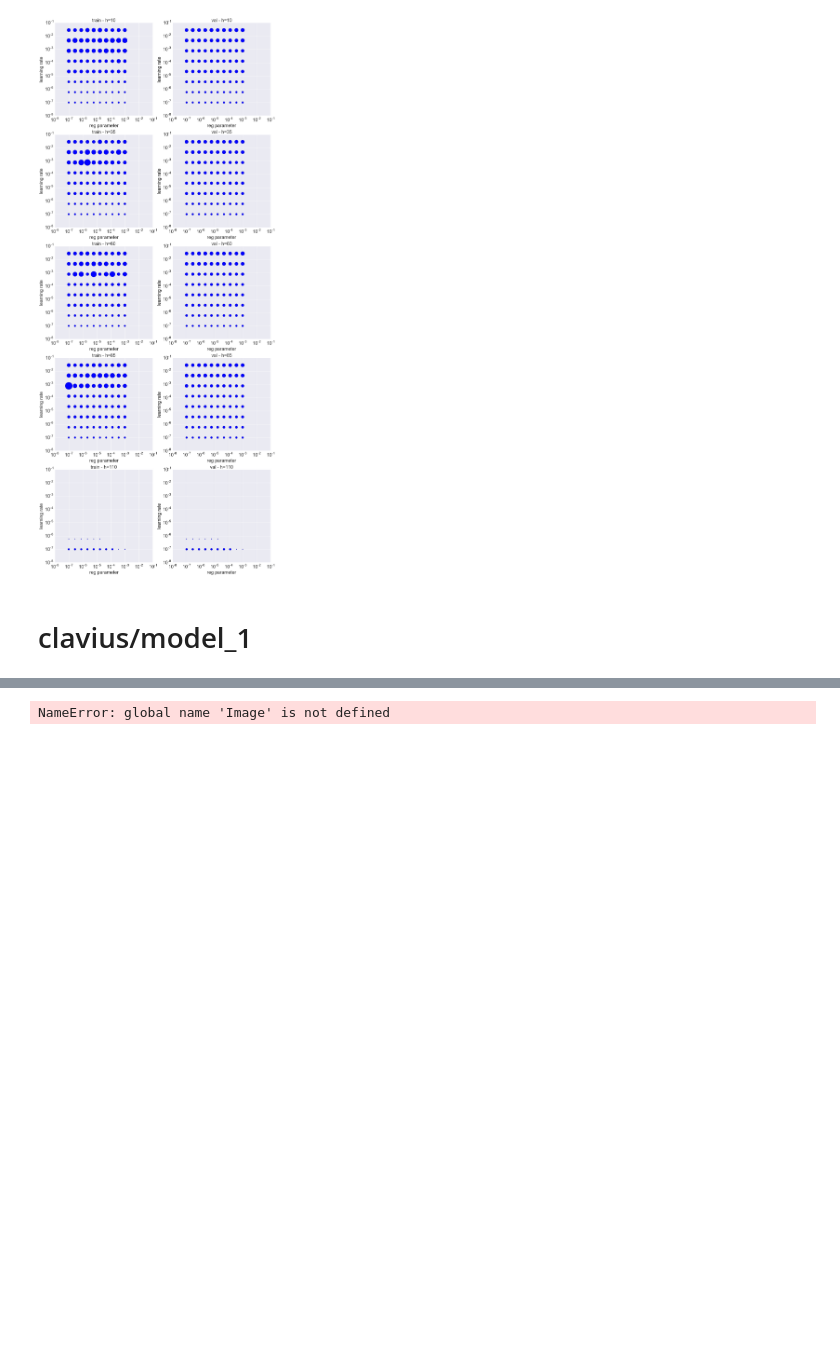
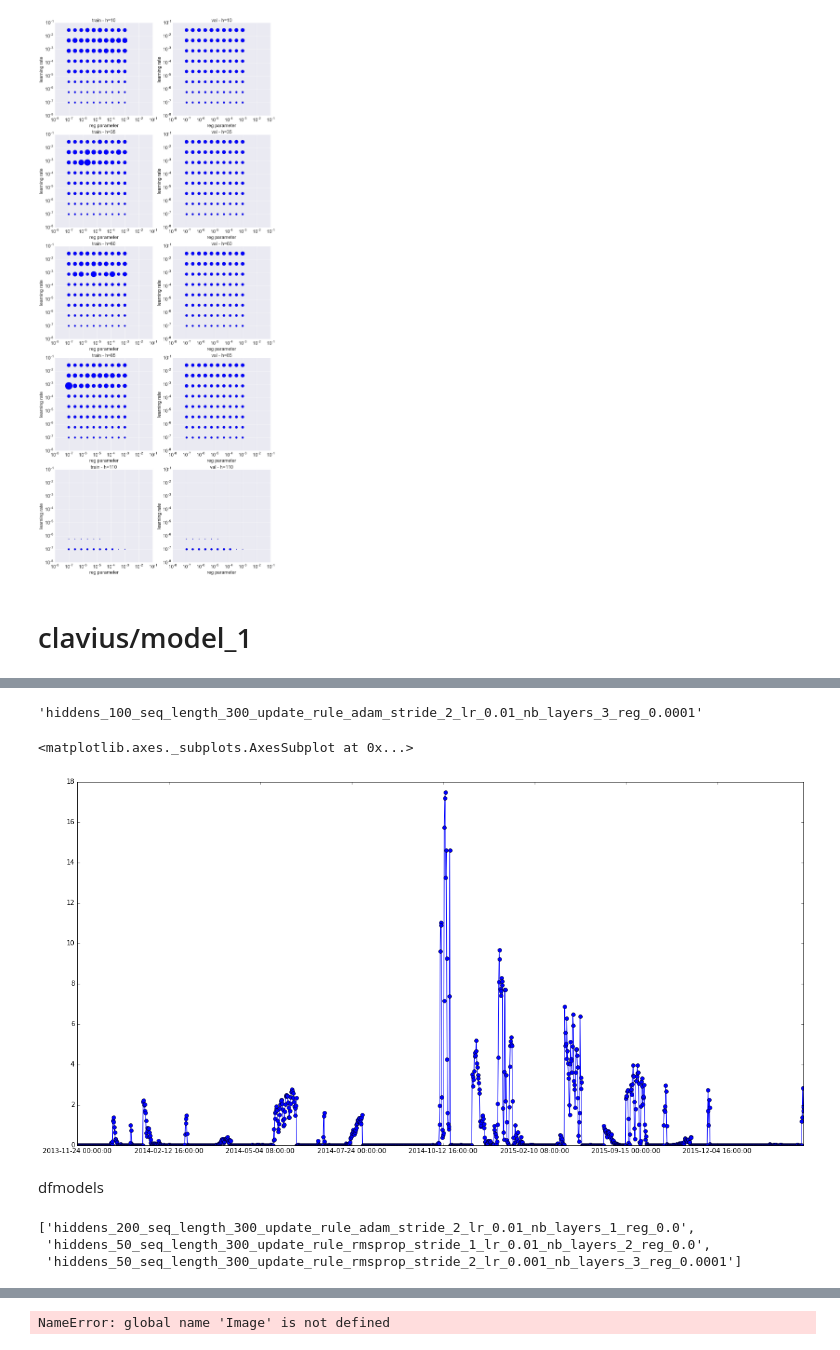
Before and after one commit to cthorey/fognet, a Jupyter notebook: Model_checking.ipynb, the cells around one changed output, grey strips where cells are left out. Cells and saved outputs as stored; diff of their text form; code cells hidden in the pictures; blank space fills up the shorter version.

```diff
--- a/Model_checking.ipynb
+++ b/Model_checking.ipynb
@@ -4,7 +4,7 @@ from __future__ import print_function
 
 from matplotlib import pyplot as plt
 import matplotlib.gridspec as gridspec
-import seaborn as sns
+#import seaborn as sns
 
 import numpy as np
 import pandas as pd
@@ -14,5 +14,5 @@ import pandas as pd
 
 import importlib
 import pickle
-from utils.Version_0.result_utils import *
-root = '/Users/thorey/Documents/project/competition/fognet/models/clavius/lstm'
+from utils.result_utils import *
+root = '/Users/thorey/Documents/project/competition/fognet/models/bbking/lstm'
@@ -58,2 +102,2 @@ base_model = os.path.join(root,'model_1')
 # %%
-dfmodels = get_result(base_model,hp = ['hiddens','lr','reg','nb_layers','update_rule','stride'])
+dfmodels = get_result(base_model,hp = ['hiddens','lr','reg','nb_layers','update_rule','stride','seq_length'])
@@ -65,0 +104,21 @@ dfmodels.head(2)
+# %%
+dfmodels.iloc[0].model
+# %% [output]
+'hiddens_100_seq_length_300_update_rule_adam_stride_2_lr_0.01_nb_layers_3_reg_0.0001'
+# %%
+for i in range(10):
+    name = os.path.join(dfmodels.iloc[i].root,dfmodels.iloc[i].model)
+    sub = [f for f in os.listdir(name) if f.split('_')[0] == 'submissions'][0]
+    name_sub = os.path.join(name,sub)
+    if i ==0:
+         df = pd.read_csv(name_sub,index_col=0)
+    else:
+        df = df.join(pd.read_csv(name_sub,index_col=0),how='left',rsuffix='r')
+# %%
+df['yield_finish'] = np.mean(np.array(df),axis=1)
+# %%
+figure =plt.figure(figsize = (20,10))
+df.yield_finish.plot(marker='o')
+# %% [output]
+<matplotlib.axes._subplots.AxesSubplot at 0x...>
+[figure, added]
@@ -65,0 +129,8 @@ dfmodels.head(2)
+# %% [markdown]
+dfmodels
+# %%
+dfmodels.model.tolist()[:3]
+# %% [output]
+['hiddens_200_seq_length_300_update_rule_adam_stride_2_lr_0.01_nb_layers_1_reg_0.0',
+ 'hiddens_50_seq_length_300_update_rule_rmsprop_stride_1_lr_0.01_nb_layers_2_reg_0.0',
+ 'hiddens_50_seq_length_300_update_rule_rmsprop_stride_2_lr_0.001_nb_layers_3_reg_0.0001']
```
Also changed, not shown: parts of 19 cells of this notebook, 17 other files.
